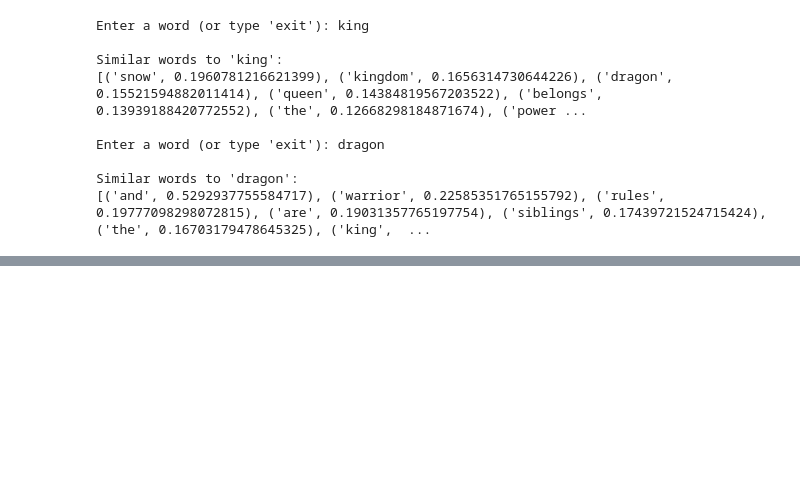
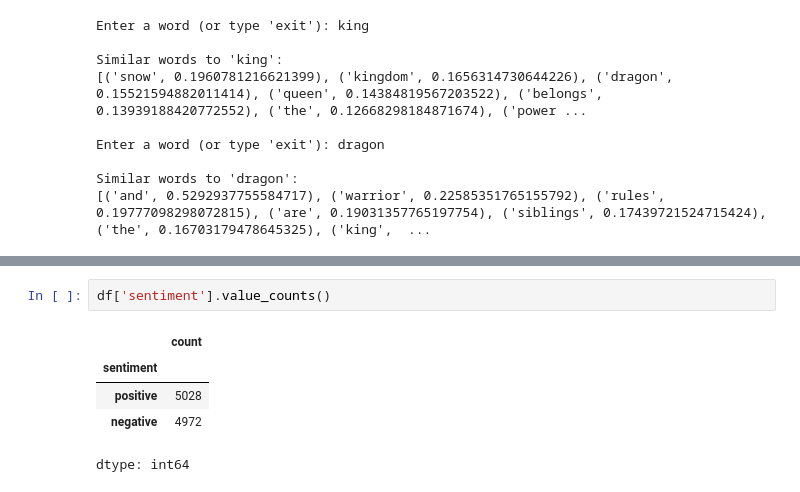
Before and after one commit to sairas2124/Gradient_descent-, a Jupyter notebook: NLP_pipeline.ipynb, the cells around one changed output, grey strips where cells are left out. Cells and saved outputs as stored; diff of their text form; blank space fills up the shorter version.

```diff
--- a/NLP_pipeline.ipynb
+++ b/NLP_pipeline.ipynb
@@ -277,0 +294,8 @@ Similar words to 'dragon':
+# %%
+df['sentiment'].value_counts()
+# %% [output]
+|  | count |
+| sentiment |  |
+| positive | 5028 |
+| negative | 4972 |
+dtype: int64
```
Also changed, not shown: parts of 14 cells of this notebook.
